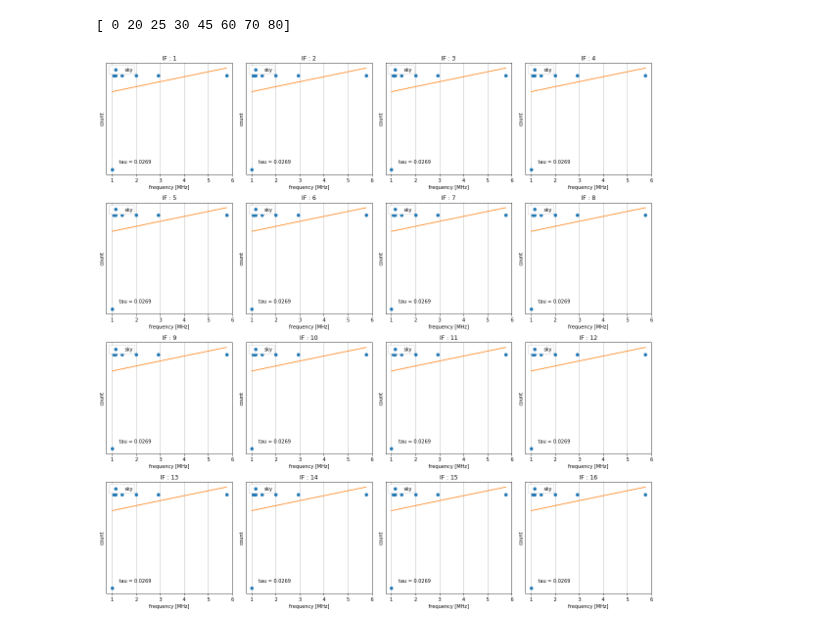
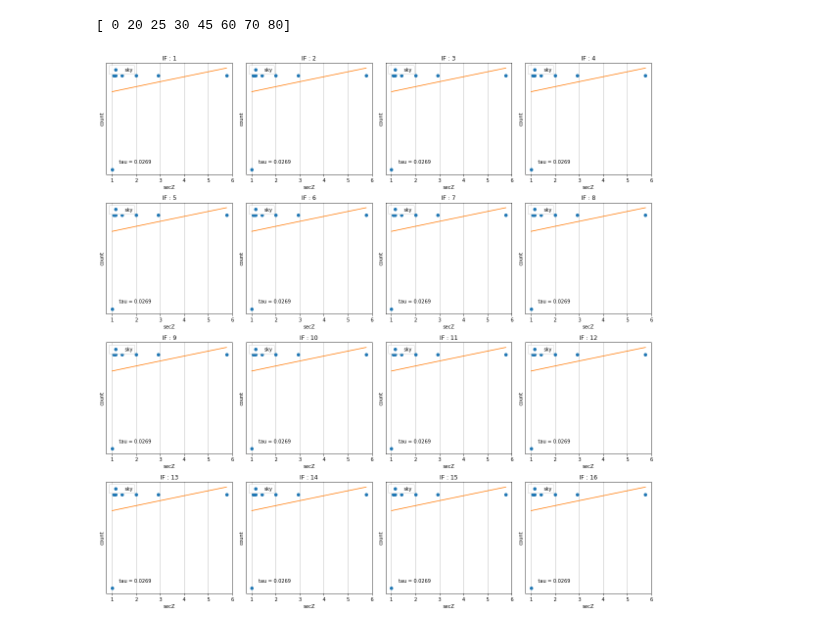
Before and after one commit to nanten2/analy_n2data, a Jupyter notebook: notebook/skydip.ipynb, the cells around one changed output. Drawn from its saved outputs; the diff is of its cells as text; code cells hidden in the pictures.

```diff
--- a/notebook/skydip.ipynb
+++ b/notebook/skydip.ipynb
@@ -2,9 +2,11 @@
 import sys
 if not sys.argv[1] == "-f":
     analy_dir = sys.argv[1]
+    mode = "command_line"
 else:
     # 手動で解析する場合はデータのあるpathを指定してください
-    analy_dir = "/home/amigos/data/skydip_xffts/20190907193057/"
+    analy_dir = "./"
+    mode = "notebook"
 # %%
 import n2df
 import numpy
@@ -12,9 +14,9 @@ import matplotlib.pyplot as plt
 import pandas
 import os
 # %%
-n = n2df.Read(analy_dir + "skydip.ndf")
-if os.path.exists(analy_dir + "weather.csv"):
-    w = pandas.read_csv(analy_dir + "weather.csv")
+n = n2df.Read(os.path.join(analy_dir , "skydip.ndf"))
+if os.path.exists(os.path.join(analy_dir , "weather.csv")):
+    w = pandas.read_csv(os.path.join(analy_dir, "weather.csv"))
     temp = numpy.mean(w["cabin_temp1"])
     temp = temp + 273
 else:
@@ -70,22 +72,22 @@ for i in range(len(El)):
 # %%
 fig = plt.figure(figsize=(16,16))
 ax = [fig.add_subplot(4, 4, i+1) for i in range(16)]
-x = numpy.linspace(0, 2000, 32768)#XFFTS bw = 0-2000MHz
 
 for i, _ax in enumerate(ax):
     f = numpy.polyfit(secz, d_[i], 1)
     _ax.plot(secz, d_[i], "o", label="sky")
     _ax.plot(secz, numpy.poly1d(f)(secz))
-    _ax.set_xlabel('frequency [MHz]')
+    _ax.set_xlabel('secZ')
     _ax.set_ylabel("count")
     _ax.set_yscale("log")
     _ax.set_title('IF : {}'.format(i+1))
     _ax.text(0.1, 0.1, 'tau = {:.4f}'.format(f[0]), transform = _ax.transAxes)
     _ax.legend()
     _ax.grid()
 
 plt.tight_layout()
 plt.savefig(os.path.join(analy_dir, "result.png"))
-plt.show()
+if mode == "notebook":
+    plt.show()
 # %% [output]
-[figure, old version]
+[figure, new version]
```
Also changed, not shown: 3 other files.
